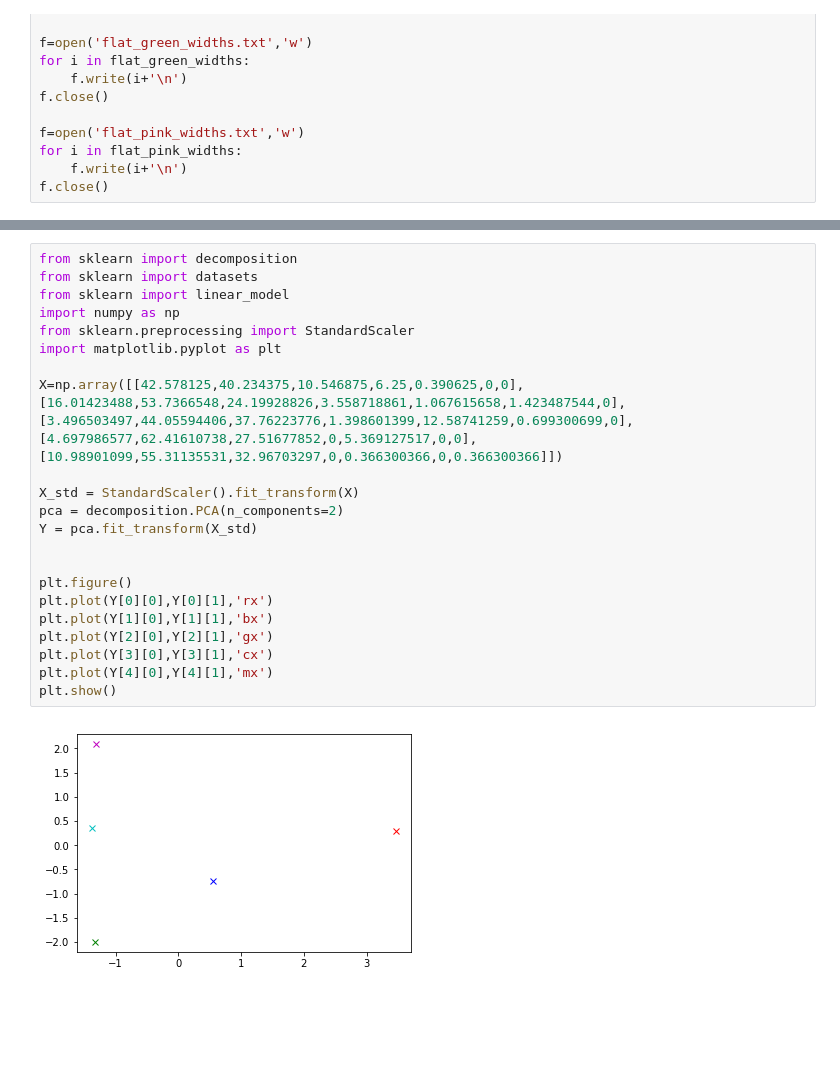
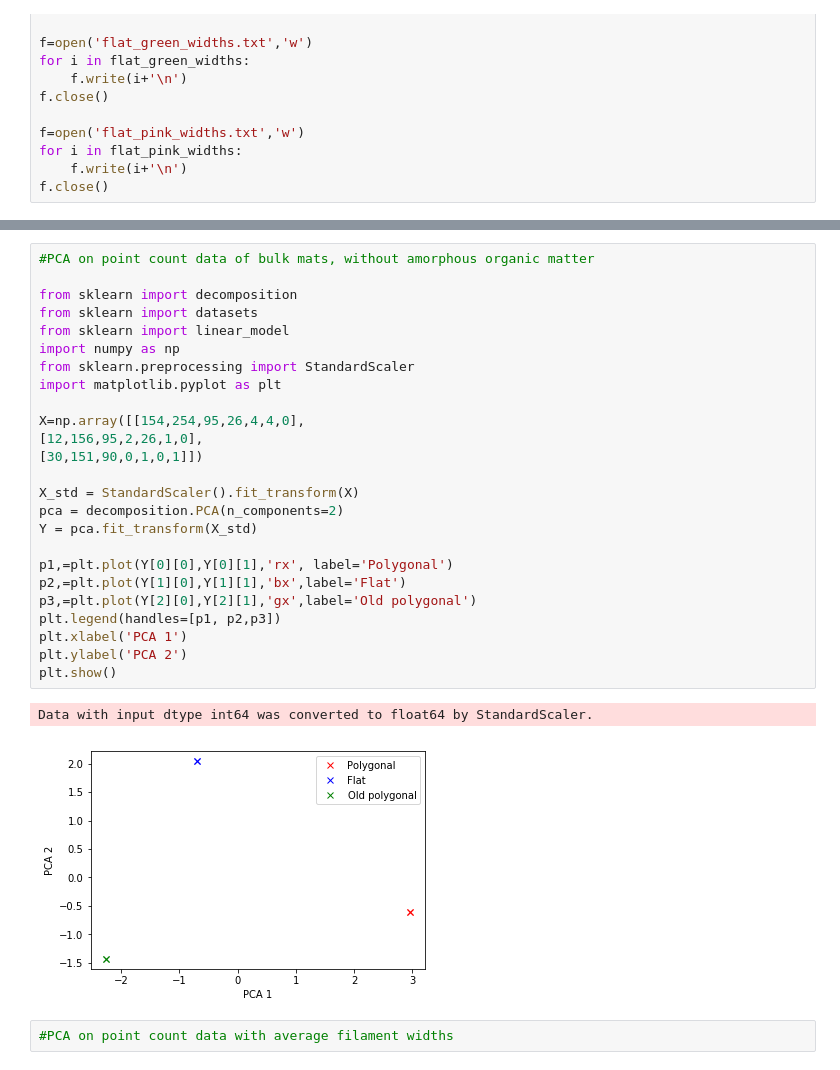
Before and after one commit to sriemer1/senior-thesis, a Jupyter notebook: Jmicrovision data .ipynb, the cells around one changed output, grey strips where cells are left out. Cells and saved outputs as stored; diff of their text form; blank space fills up the shorter version.

```diff
--- a/Jmicrovision data .ipynb
+++ b/Jmicrovision data .ipynb
@@ -297,28 +271,30 @@ py.iplot(fig)
 # %%
+#PCA on point count data of bulk mats, without amorphous organic matter
+
 from sklearn import decomposition
 from sklearn import datasets
 from sklearn import linear_model
 import numpy as np
 from sklearn.preprocessing import StandardScaler
 import matplotlib.pyplot as plt
 
-X=np.array([[42.578125,40.234375,10.546875,6.25,0.390625,0,0],
-[16.01423488,53.7366548,24.19928826,3.558718861,1.067615658,1.423487544,0],
-[3.496503497,44.05594406,37.76223776,1.398601399,12.58741259,0.699300699,0],
-[4.697986577,62.41610738,27.51677852,0,5.369127517,0,0],
-[10.98901099,55.31135531,32.96703297,0,0.366300366,0,0.366300366]])
+X=np.array([[154,254,95,26,4,4,0],
+[12,156,95,2,26,1,0],
+[30,151,90,0,1,0,1]])
 
 X_std = StandardScaler().fit_transform(X)
 pca = decomposition.PCA(n_components=2)
 Y = pca.fit_transform(X_std)
 
-
-plt.figure()
-plt.plot(Y[0][0],Y[0][1],'rx')
-plt.plot(Y[1][0],Y[1][1],'bx')
-plt.plot(Y[2][0],Y[2][1],'gx')
-plt.plot(Y[3][0],Y[3][1],'cx')
-plt.plot(Y[4][0],Y[4][1],'mx')
+p1,=plt.plot(Y[0][0],Y[0][1],'rx', label='Polygonal')
+p2,=plt.plot(Y[1][0],Y[1][1],'bx',label='Flat')
+p3,=plt.plot(Y[2][0],Y[2][1],'gx',label='Old polygonal')
+plt.legend(handles=[p1, p2,p3])
+plt.xlabel('PCA 1')
+plt.ylabel('PCA 2')
 plt.show()
 # %% [output]
+Data with input dtype int64 was converted to float64 by StandardScaler.
-[figure, old version]
+[figure, new version]
+# %%
+#PCA on point count data with average filament widths
```
Also changed, not shown: parts of 3 cells of this notebook.
